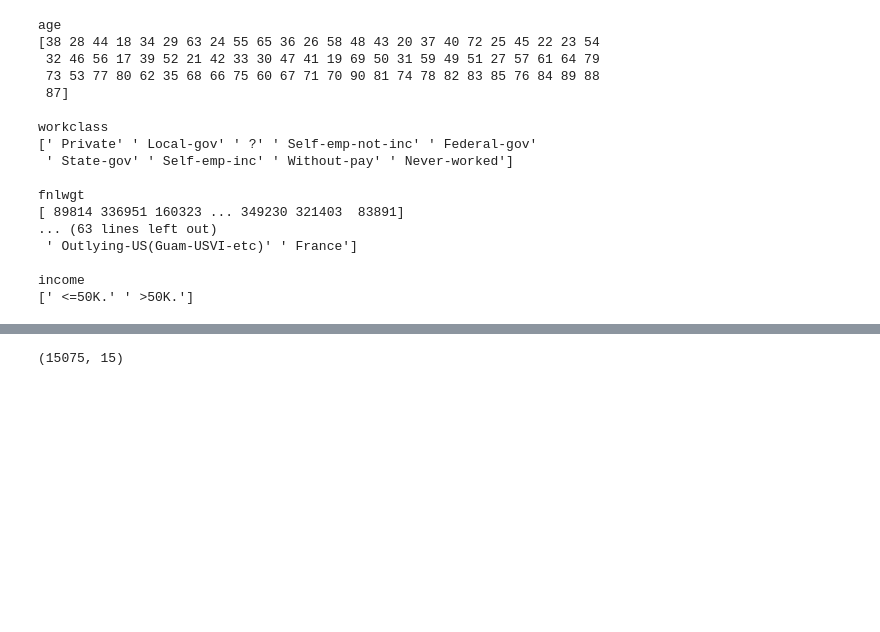
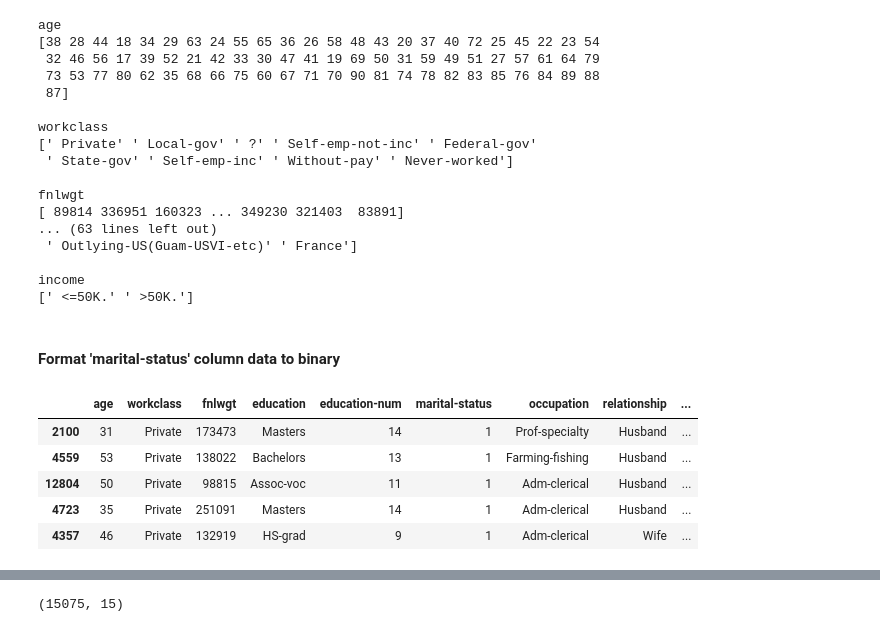
Before and after one commit to sppencerr/Census_Income_ML_Model_Team2, a Jupyter notebook: Group_2_Census_Income_ML_Model.ipynb, the cells around one changed output, grey strips where cells are left out. Cells and saved outputs as stored; diff of their text form; code cells hidden in the pictures; blank space fills up the shorter version.

```diff
--- a/Group_2_Census_Income_ML_Model.ipynb
+++ b/Group_2_Census_Income_ML_Model.ipynb
@@ -253,3 +293,26 @@ fnlwgt
 
 income
 [' <=50K.' ' >50K.']
+# %% [markdown]
+#### Format 'marital-status' column data to binary
+# %%
+# Convert ' Divorced', ' Never-married', and ' Widowed' to '0'
+# and ' Married-civ-spouse', ' Married-AF-spouse', ' Married-spouse-absent' and ' Separated' to '1'
+census_test_df['marital-status'] = census_test_df['marital-status'].replace({
+    ' Divorced': 0,
+    ' Never-married': 0,
+    ' Widowed': 0,
+    ' Married-civ-spouse': 1,
+    ' Married-AF-spouse': 1,
+    ' Married-spouse-absent': 1,
+    ' Separated': 1
+})
+
+census_test_df.sample(5)
+# %% [output]
+|  | age | workclass | fnlwgt | education | education-num | marital-status | occupation | relationship | ... |
+| 2100 | 31 | Private | 173473 | Masters | 14 | 1 | Prof-specialty | Husband | ... |
+| 4559 | 53 | Private | 138022 | Bachelors | 13 | 1 | Farming-fishing | Husband | ... |
+| 12804 | 50 | Private | 98815 | Assoc-voc | 11 | 1 | Adm-clerical | Husband | ... |
+| 4723 | 35 | Private | 251091 | Masters | 14 | 1 | Adm-clerical | Husband | ... |
+| 4357 | 46 | Private | 132919 | HS-grad | 9 | 1 | Adm-clerical | Wife | ... |
```
Also changed, not shown: parts of 6 cells of this notebook.
